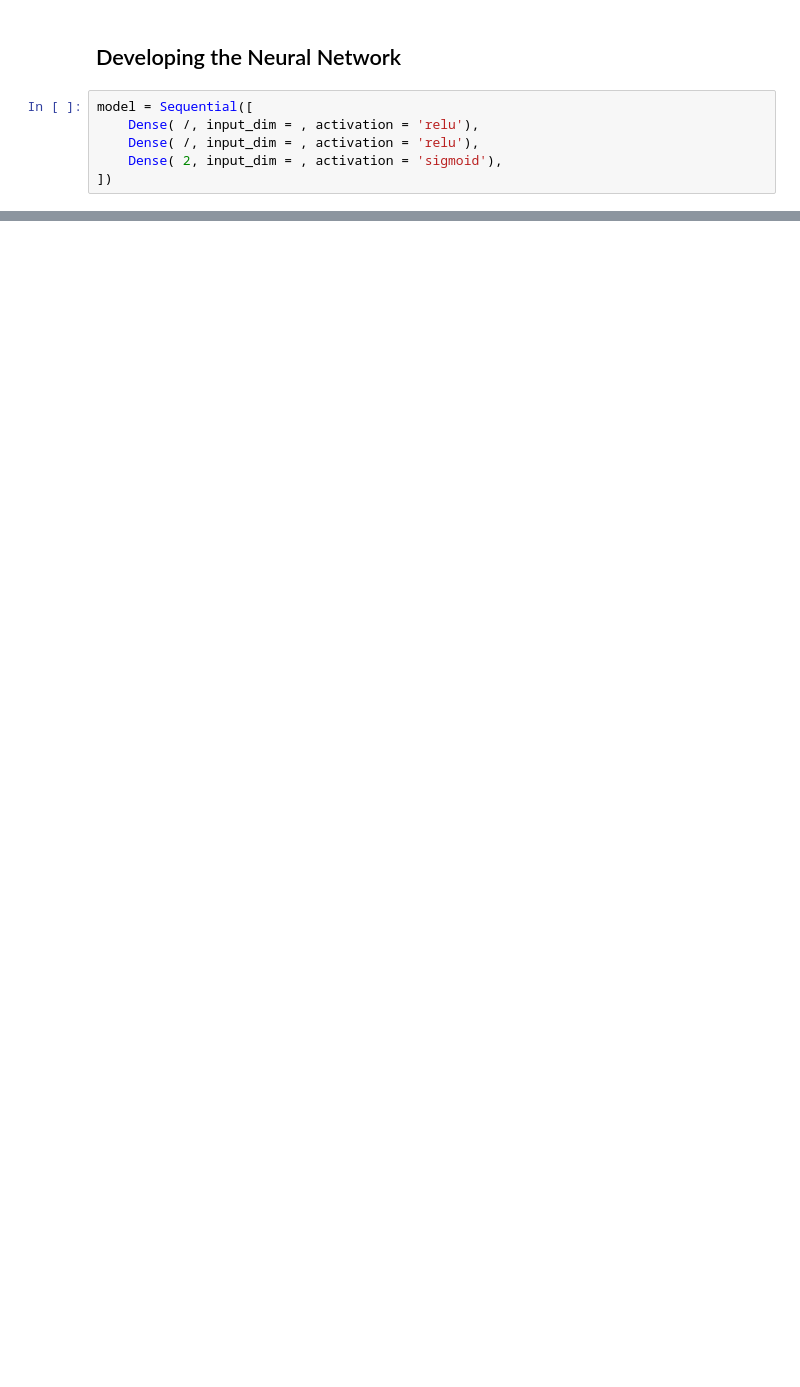
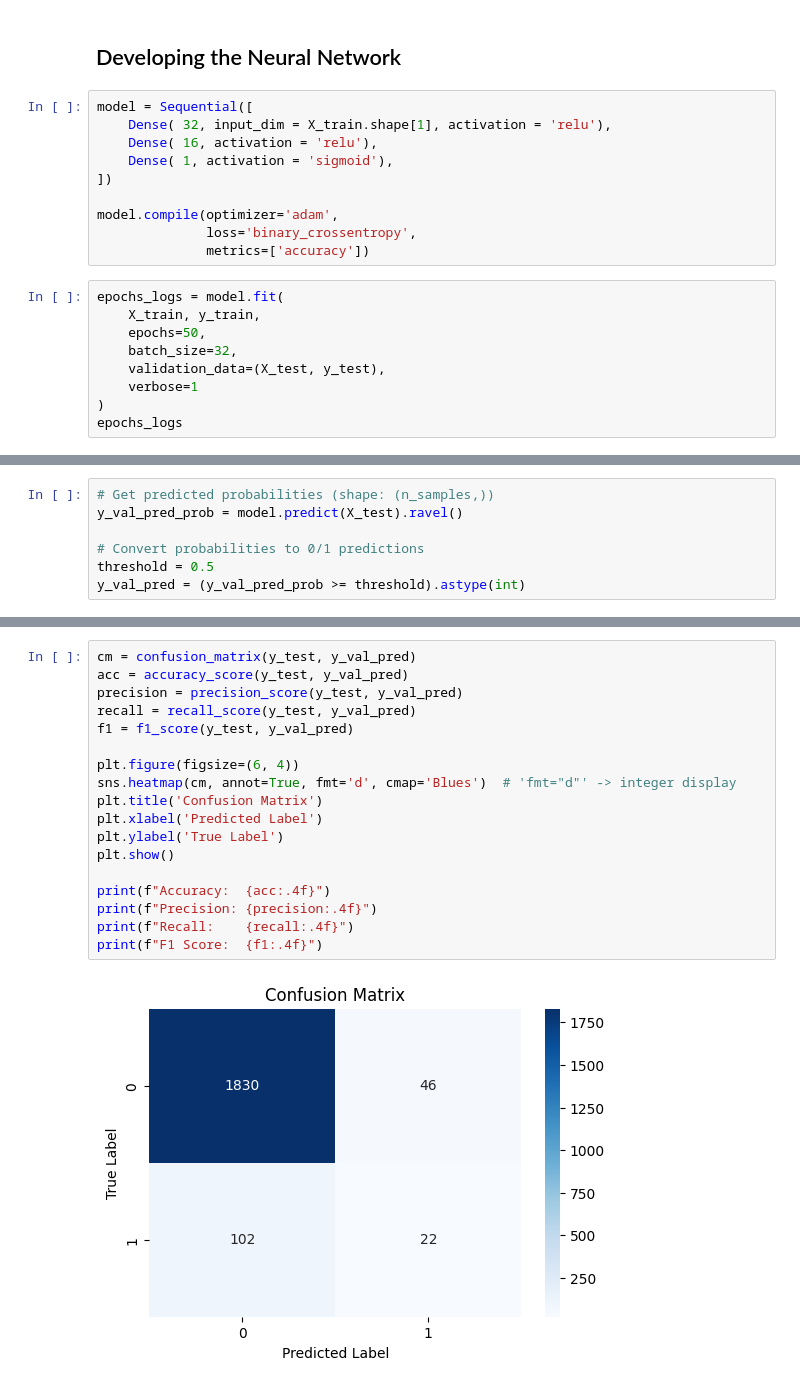
Before and after one commit to shyamal-bhatt/Taxi-Cancellation-ANN-Predictive-Model, a Jupyter notebook: ANN to predict Taxi Cancellation.ipynb, the cells around one changed output, grey strips where cells are left out. Cells and saved outputs as stored; diff of their text form; blank space fills up the shorter version.

Commit message:
Measured Performance of the Model

```diff
--- a/ANN to predict Taxi Cancellation.ipynb
+++ b/ANN to predict Taxi Cancellation.ipynb
@@ -183,7 +183,20 @@ X_test = scaler.transform(X_test)
 ## Developing the Neural Network
 # %%
 model = Sequential([
-    Dense( /, input_dim = , activation = 'relu'),
-    Dense( /, input_dim = , activation = 'relu'),
-    Dense( 2, input_dim = , activation = 'sigmoid'),
+    Dense( 32, input_dim = X_train.shape[1], activation = 'relu'),
+    Dense( 16, activation = 'relu'),
+    Dense( 1, activation = 'sigmoid'),
 ])
+
+model.compile(optimizer='adam',
+              loss='binary_crossentropy',
+              metrics=['accuracy'])
+# %%
+epochs_logs = model.fit(
+    X_train, y_train,
+    epochs=50,
+    batch_size=32,
+    validation_data=(X_test, y_test),
+    verbose=1
+)
+epochs_logs
@@ -189,0 +222,7 @@ model = Sequential([
+# %%
+# Get predicted probabilities (shape: (n_samples,))
+y_val_pred_prob = model.predict(X_test).ravel()
+
+# Convert probabilities to 0/1 predictions
+threshold = 0.5
+y_val_pred = (y_val_pred_prob >= threshold).astype(int)
@@ -189,0 +233,20 @@ model = Sequential([
+# %%
+cm = confusion_matrix(y_test, y_val_pred)
+acc = accuracy_score(y_test, y_val_pred)
+precision = precision_score(y_test, y_val_pred)
+recall = recall_score(y_test, y_val_pred)
+f1 = f1_score(y_test, y_val_pred)
+
+plt.figure(figsize=(6, 4))
+sns.heatmap(cm, annot=True, fmt='d', cmap='Blues')  # 'fmt="d"' -> integer display
+plt.title('Confusion Matrix')
+plt.xlabel('Predicted Label')
+plt.ylabel('True Label')
+plt.show()
+
+print(f"Accuracy:  {acc:.4f}")
+print(f"Precision: {precision:.4f}")
+print(f"Recall:    {recall:.4f}")
+print(f"F1 Score:  {f1:.4f}")
+# %% [output]
+[figure, added]
```
Also changed, not shown: parts of 26 cells of this notebook.
